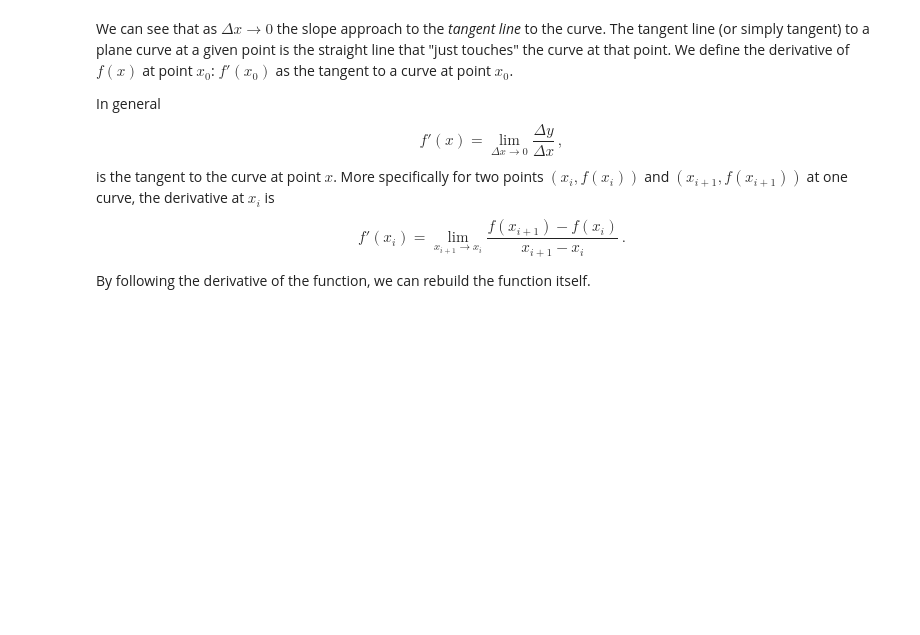
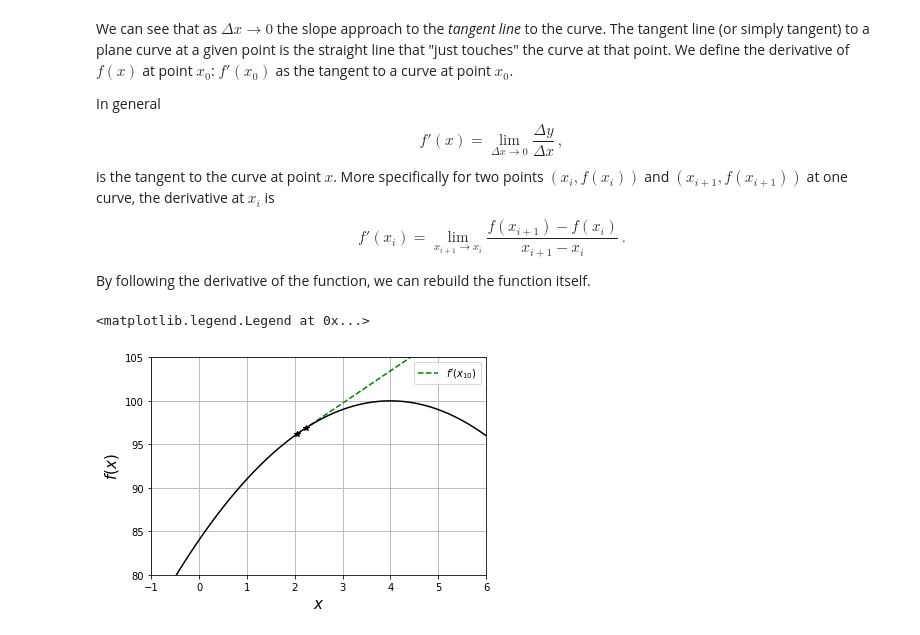
Before and after one commit to restrepo/Calculus, a Jupyter notebook: Differential_Calculus.ipynb, the cells around one changed output. Cells and saved outputs as stored; diff of their text form; code cells hidden in the pictures; blank space fills up the shorter version.

```diff
--- a/Differential_Calculus.ipynb
+++ b/Differential_Calculus.ipynb
@@ -254,3 +254,28 @@ is the tangent to the curve at point $x$. More specifically for two points $(x_i
 $$f'(x_i)=\lim_{x_{i+1}\to x_i}\frac{f(x_{i+1})-f(x_i)}{x_{i+1}-x_i}\,.$$
 
 By following the derivative of the function, we can rebuild the function itself.
+# %%
+i=10
+mk=['g','b','r','k','y','c','m']
+#xend=[2,4,6]
+j=0
+for N in [50]:
+    x=np.linspace(0,10,N)
+    Δx=x[1:]-x[:-1]
+    Δy=f(x[1:])-f(x[:-1])
+    m=Δy/Δx
+    plt.plot(x[i:],slope(x[i:],f(x[i:]),m[i]),'{}--'.format(mk[j]),
+             label=r"$f'(x_{{{}}})$".format(i) )
+    plt.plot(x[i:i+2],f(x[i:i+2]),'k*')
+    j=j+1
+
+plt.plot(x100,f(x100),'k-')
+plt.ylabel('$f(x)$',size=15)
+plt.xlabel('$x$',size=15)
+plt.grid()
+plt.ylim(80,105)
+plt.xlim(-1,6)
+plt.legend(loc='best')
+# %% [output]
+<matplotlib.legend.Legend at 0x...>
+[figure, added]
```
